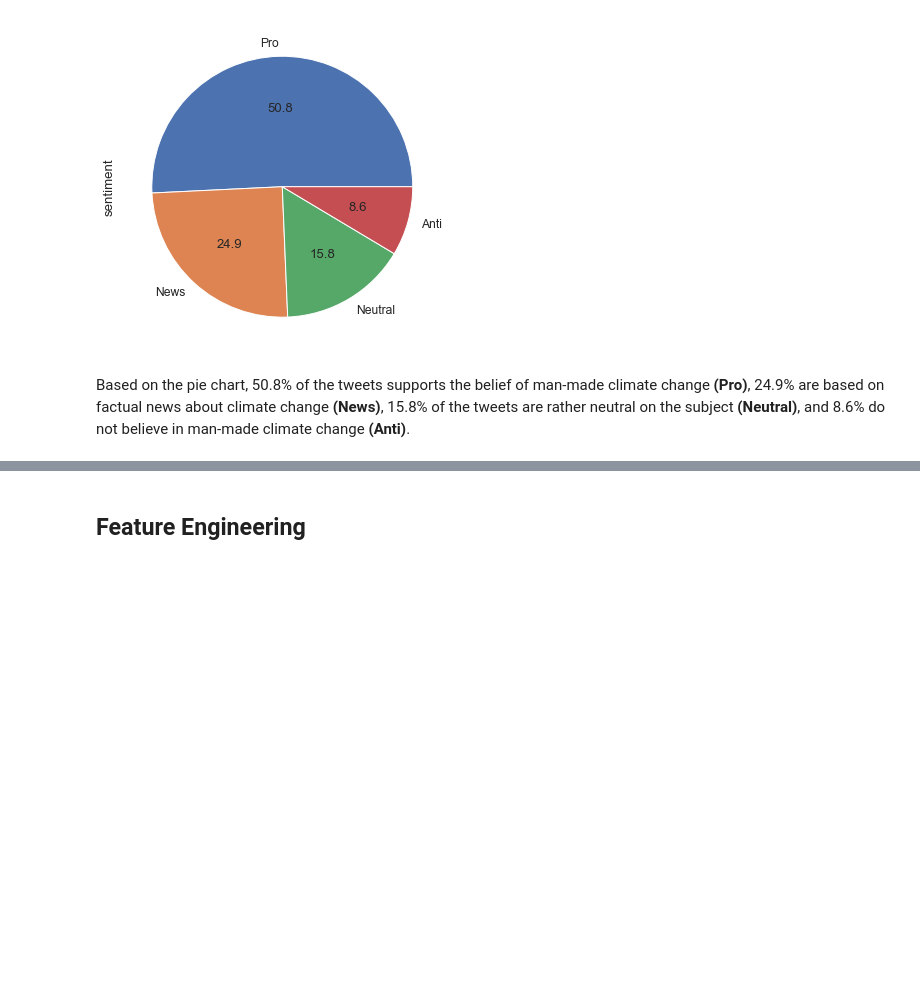
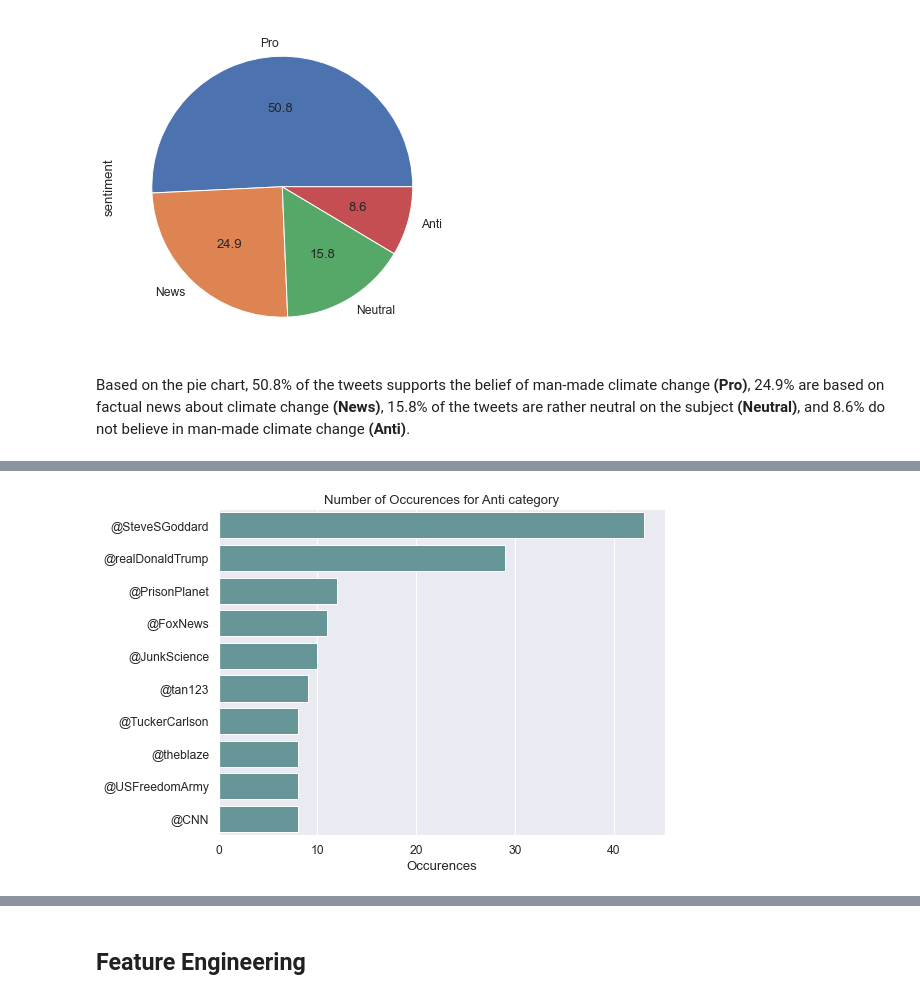
Before and after one commit to FaatimahM/jhb-ss3-classification-Repo, a Jupyter notebook: Classification_submission_file.ipynb, the cells around one changed output, grey strips where cells are left out. Cells and saved outputs as stored; diff of their text form; code cells hidden in the pictures; blank space fills up the shorter version.

```diff
--- a/Classification_submission_file.ipynb
+++ b/Classification_submission_file.ipynb
@@ -232,0 +339,4 @@ Based on the pie chart, 50.8% of the tweets supports the belief of man-made clim
+# %%
+tweet_occurence_graph(df, sentiment=-1, top_n=10, color='cadetblue')
+# %% [output]
+[figure, added]
```
Also changed, not shown: parts of 8 cells of this notebook.
